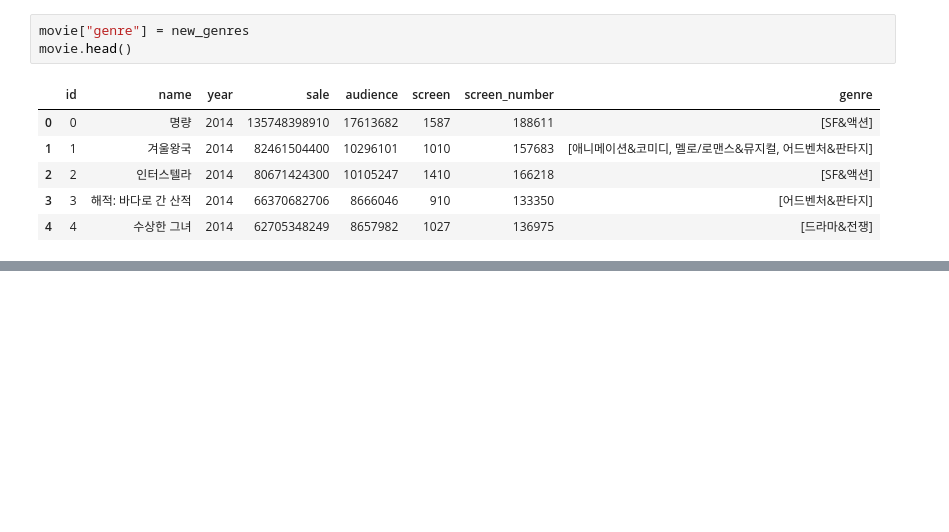
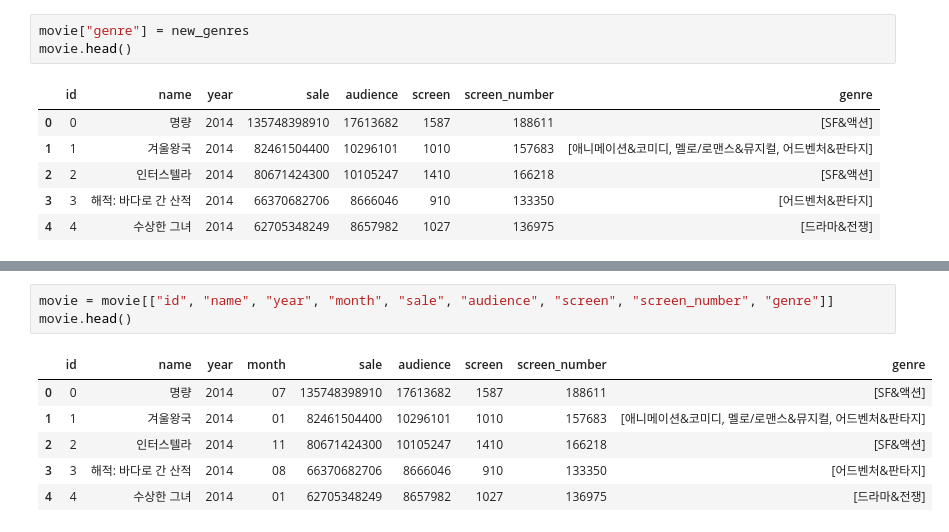
Before and after one commit to addinedu-ros-8th/eda-repo-1, a Jupyter notebook: src/movie_genre_correlation_check&&grouping.ipynb, the cells around one changed output, grey strips where cells are left out. Drawn from its saved outputs; the diff is of its cells as text; blank space fills up the shorter version.

```diff
--- a/src/movie_genre_correlation_check&&grouping.ipynb
+++ b/src/movie_genre_correlation_check&&grouping.ipynb
@@ -355,0 +454,10 @@ movie.head()
+# %%
+movie = movie[["id", "name", "year", "month", "sale", "audience", "screen", "screen_number", "genre"]]
+movie.head()
+# %% [output]
+|  | id | name | year | month | sale | audience | screen | screen_number | genre |
+| 0 | 0 | 명량 | 2014 | 07 | 135748398910 | 17613682 | 1587 | 188611 | [SF&액션] |
+| 1 | 1 | 겨울왕국 | 2014 | 01 | 82461504400 | 10296101 | 1010 | 157683 | [애니메이션&코미디, 멜로/로맨스&뮤지컬, 어드벤처&판타지] |
+| 2 | 2 | 인터스텔라 | 2014 | 11 | 80671424300 | 10105247 | 1410 | 166218 | [SF&액션] |
+| 3 | 3 | 해적: 바다로 간 산적 | 2014 | 08 | 66370682706 | 8666046 | 910 | 133350 | [어드벤처&판타지] |
+| 4 | 4 | 수상한 그녀 | 2014 | 01 | 62705348249 | 8657982 | 1027 | 136975 | [드라마&전쟁] |
```
Also changed, not shown: parts of 5 cells of this notebook.
